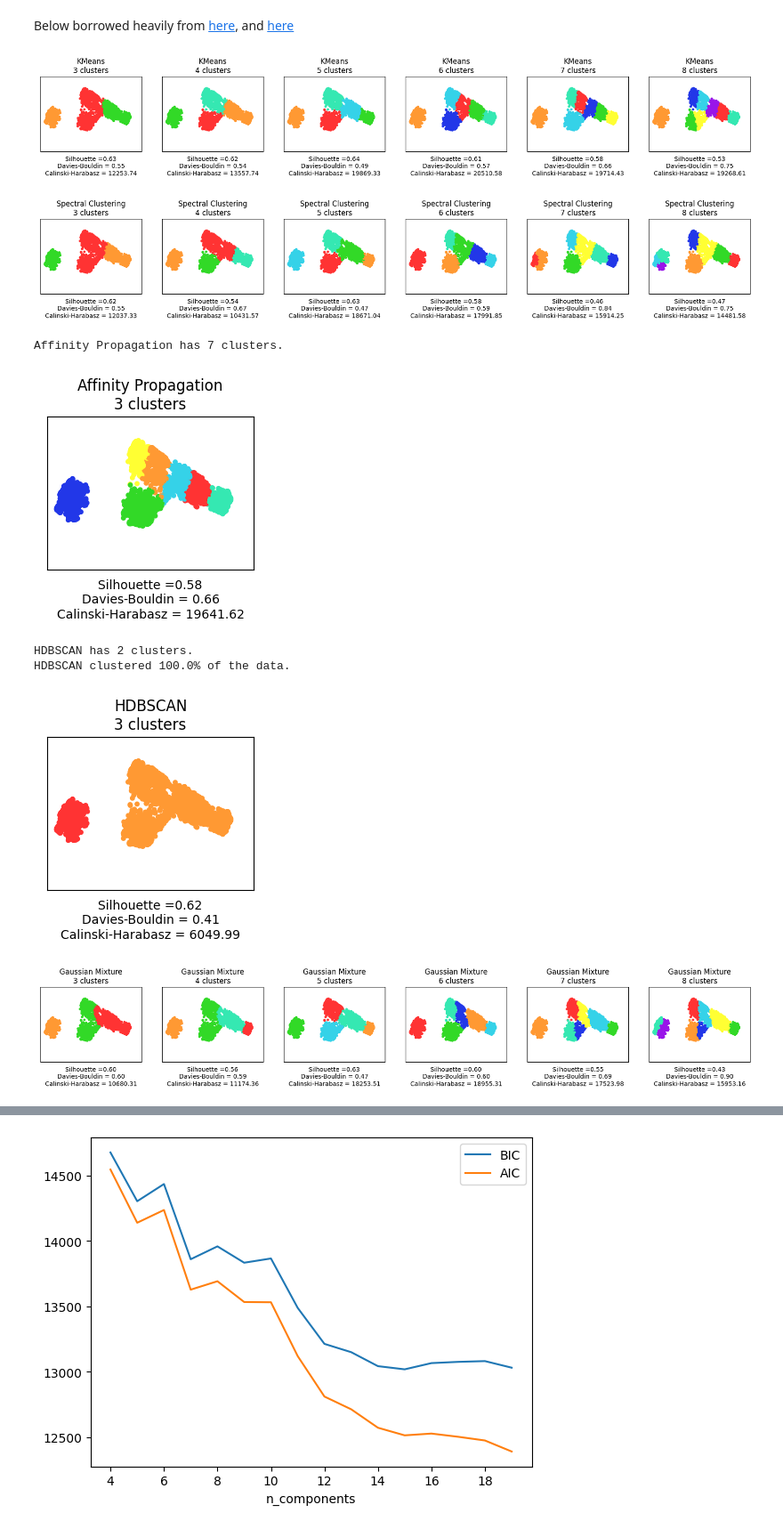
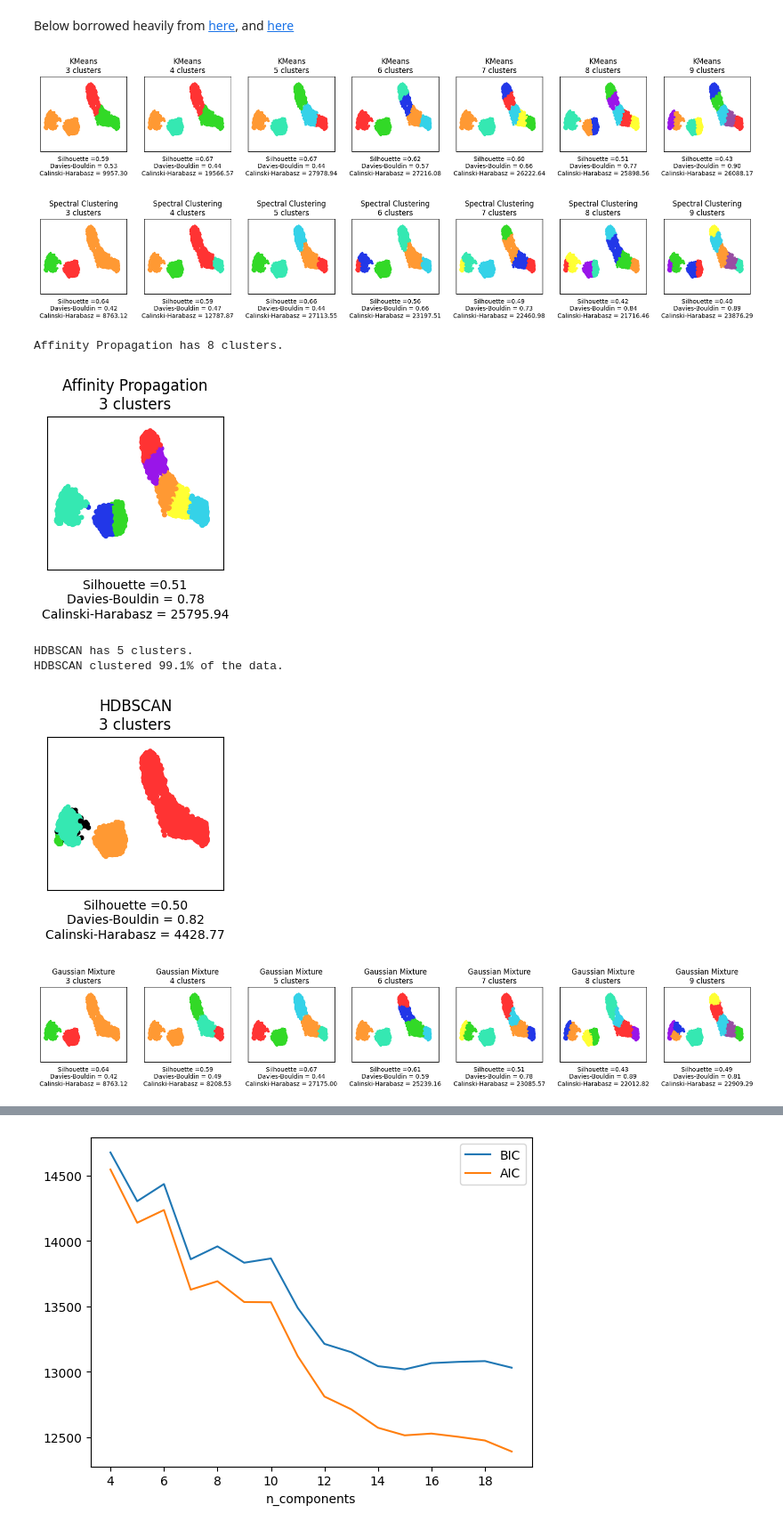
Before and after one commit to marcjbaron/soccer_scouting, a Jupyter notebook: notebooks/PtIII_cluster_analysis.ipynb, the cells around one changed output, grey strips where cells are left out. Shown at 89% size. Cells and saved outputs as stored; diff of their text form; code cells hidden in the pictures.

Commit message:
Add processed data, updated notebooks

```diff
--- a/notebooks/PtIII_cluster_analysis.ipynb
+++ b/notebooks/PtIII_cluster_analysis.ipynb
@@ -211,8 +221,8 @@ def find_optimal_clusters(clust_start, clust_end, times_to_loop, make_clust_plot
                     plt.scatter(umap_data[:, 0], umap_data[:, 1], s=10, color=colors[clusters])
 
                     plt.title(f"{name}\n{num_clust} clusters")
-                    plt.xlim(-3.5, 12.5)
-                    plt.ylim(1.5, 9.5)
+                    plt.xlim(-3.5, 13.0)
+                    plt.ylim(2.5, 10.5)
                     plt.xticks(())
                     plt.yticks(())
                     plt.xlabel(f"Silhouette ={silhouette_avg:.2f}\nDavies-Bouldin = {db_score:.2f}\nCalinski-Harabasz = {ch_score:.2f}")
@@ -288,13 +298,13 @@ def find_optimal_clusters(clust_start, clust_end, times_to_loop, make_clust_plot
 # %%
 # We can test different numbers here, but it looks like between 9-14 is sweet spot (when we can choose)
 # Lots of variety...likely best solution is run a bunch of times, see best results on average
-find_optimal_clusters(3, 9, 1, make_clust_plots=True)
+find_optimal_clusters(3, 10, 1, make_clust_plots=True)
 # %% [output]
-[figure, old version]
+[figure, new version]
-[figure, old version]
+[figure, new version]
-Affinity Propagation has 7 clusters.
+Affinity Propagation has 8 clusters.
-[figure, old version]
+[figure, new version]
-HDBSCAN has 2 clusters.
-HDBSCAN clustered 100.0% of the data.
+HDBSCAN has 5 clusters.
+HDBSCAN clustered 99.1% of the data.
-[figure, old version]
+[figure, new version]
-[figure, old version]
+[figure, new version]
```
Also changed, not shown: parts of 21 cells of this notebook, 30 other files.
